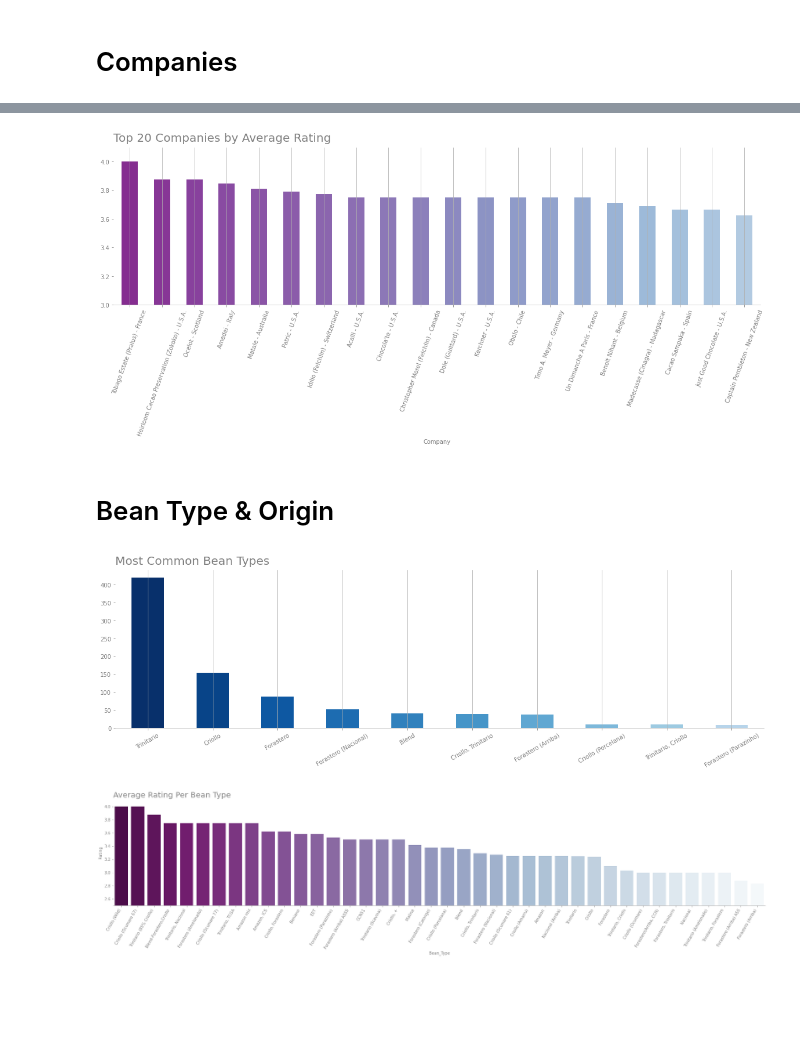
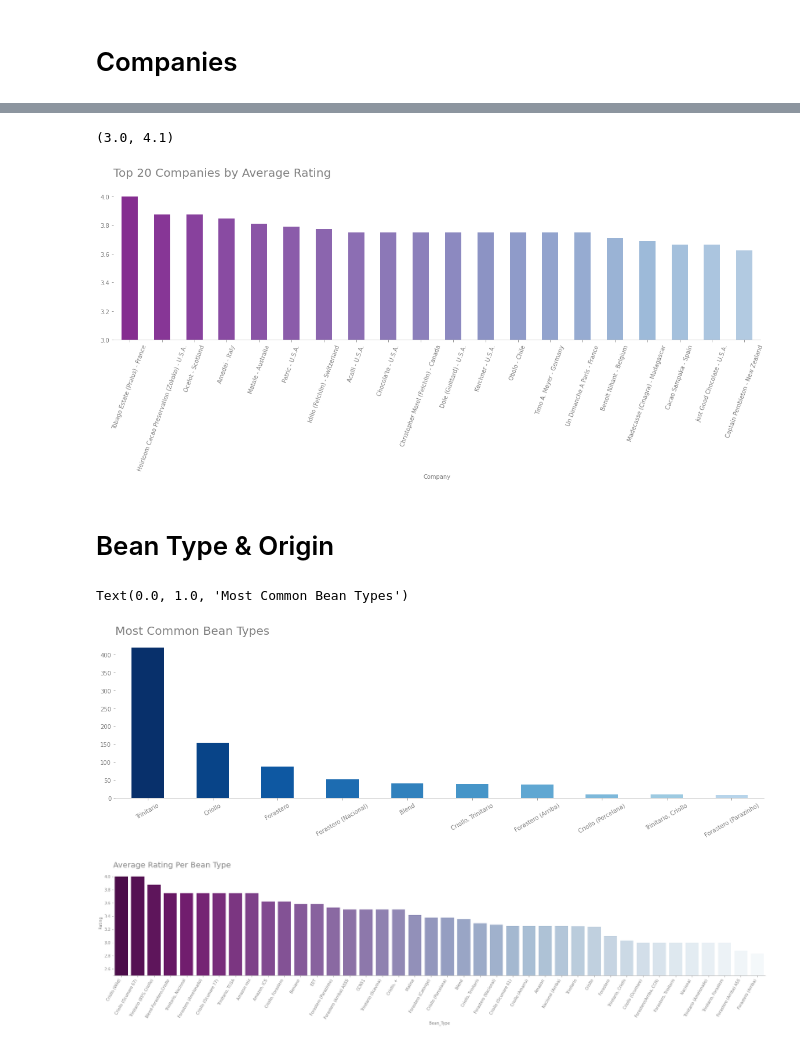
Before and after one commit to mhabib80/Misc.-Data-Analysis-ML, a Jupyter notebook: Chocolate_Visualizations.ipynb, the cells around one changed output, grey strips where cells are left out. Cells and saved outputs as stored; diff of their text form; code cells hidden in the pictures; blank space fills up the shorter version.

```diff
--- a/Chocolate_Visualizations.ipynb
+++ b/Chocolate_Visualizations.ipynb
@@ -128,19 +105,21 @@ ax = Top20_companies.plot(kind = 'bar', figsize=(20,5), color = cm.BuPu_r(np.lin
 ax.set_xticklabels(labels = ax.get_xticklabels(), rotation = 70)
 ax.set_title('Top 20 Companies by Average Rating', loc = 'left', pad = 10, fontsize=20)
 ax.set_ylim([3, 4.1])
-ax.grid(axis='x');
+# ax.grid(axis='x');
 # %% [output]
+(3.0, 4.1)
 [figure]
 # %% [markdown]
 # Bean Type & Origin
 # %%
 # Most Common Bean Type
 Top10_Bean_Type = choc['Bean_Type'].value_counts().head(10)
 ax = Top10_Bean_Type.plot.bar(figsize=(20,5), color=cm.Blues_r(np.linspace(0,0.7,10)), rot=30)
 ax.set_title('Most Common Bean Types', loc = 'left', pad = 10, fontsize=20)
-plt.grid(axis='x')
+# plt.grid(axis='x')
 # %% [output]
+Text(0.0, 1.0, 'Most Common Bean Types')
-[figure, old version]
+[figure, new version]
 # %%
 order_b = choc.groupby('Bean_Type').Rating.mean().sort_values(ascending=False).index
 
```
Also changed, not shown: parts of 4 cells of this notebook.
